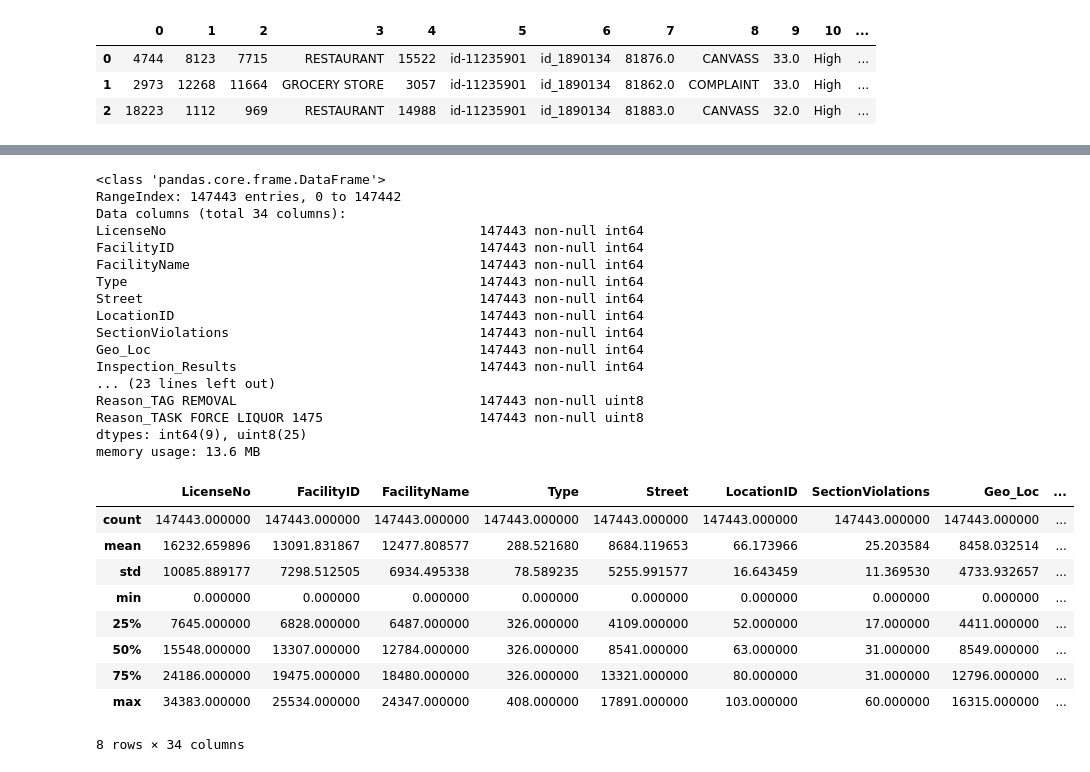
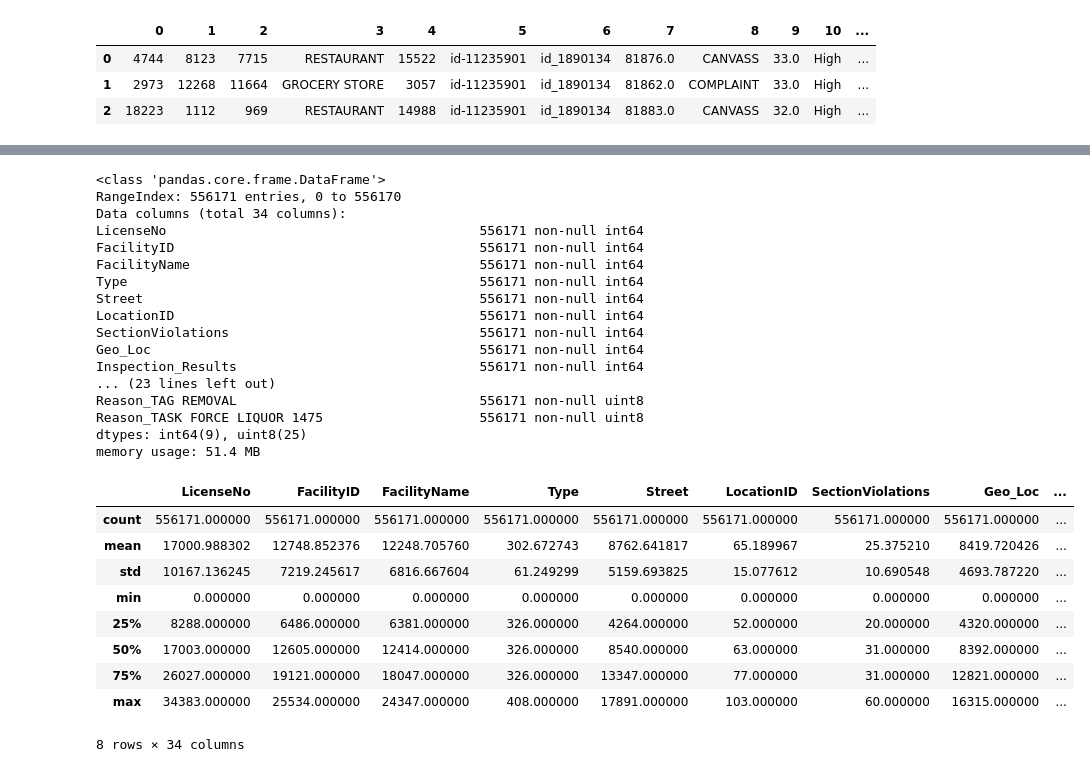
Before and after one commit to DataSenseiAryan/MachineHackFoodQuality, a Jupyter notebook: Food_QUalityA_ParticipantsData/New submission.ipynb, the cells around one changed output, grey strips where cells are left out. Drawn from its saved outputs; the diff is of its cells as text; code cells hidden in the pictures.

```diff
--- a/Food_QUalityA_ParticipantsData/New submission.ipynb
+++ b/Food_QUalityA_ParticipantsData/New submission.ipynb
@@ -132,5 +150,7 @@ dataframe['FacilityName'] = label_encoder.fit_transform(dataframe['FacilityName'
 dataframe['LocationID'] = label_encoder.fit_transform(dataframe['LocationID'])
 dataframe['SectionViolations'] = label_encoder.fit_transform(dataframe['SectionViolations'])
 dataframe['LicenseNo'] = label_encoder.fit_transform(dataframe['LicenseNo'])
+# %%
+data =dataframe.drop(['Inspection_Results'] , axis =1)
 # %%
 dataframe.head(3)
@@ -142,0 +162,5 @@ dataframe.head(3)
+# %%
+smote_nc = SMOTENC(categorical_features=[3,5,6,8,9,10,], random_state=0)
+
+X_resampled, y_resampled = smote_nc.fit_resample(data,dataframe['Inspection_Results'])
+print(sorted(Counter(y_resampled).items()))
@@ -143,2 +169,9 @@ dataframe.head(3)
+# %%
+ndataframe = pd.concat([X_resampled,y_resampled] , axis =1)
+# %%
+ndataframe = pd.get_dummies(ndataframe, prefix="RiskLevel",columns=['RiskLevel'])
+ndataframe = pd.get_dummies(ndataframe, prefix="City",columns=['City'])
+ndataframe = pd.get_dummies(ndataframe, prefix="State",columns=['State'])
+ndataframe = pd.get_dummies(ndataframe, prefix="Reason",columns=['Reason'])
 # %%
 plt.figure()
@@ -149,34 +182,34 @@ sns.heatmap(dataframe.corr())
 # %%
-dataframe.info()
+ndataframe.info()
 # %% [output]
 <class 'pandas.core.frame.DataFrame'>
-RangeIndex: 147443 entries, 0 to 147442
+RangeIndex: 556171 entries, 0 to 556170
 Data columns (total 34 columns):
-LicenseNo                                        147443 non-null int64
-FacilityID                                       147443 non-null int64
-FacilityName                                     147443 non-null int64
-Type                                             147443 non-null int64
-Street                                           147443 non-null int64
-LocationID                                       147443 non-null int64
-SectionViolations                                147443 non-null int64
-Geo_Loc                                          147443 non-null int64
-Inspection_Results                               147443 non-null int64
+LicenseNo                                        556171 non-null int64
+FacilityID                                       556171 non-null int64
+FacilityName                                     556171 non-null int64
+Type                                             556171 non-null int64
+Street                                           556171 non-null int64
+LocationID                                       556171 non-null int64
+SectionViolations                                556171 non-null int64
+Geo_Loc                                          556171 non-null int64
+Inspection_Results                               556171 non-null int64
 ... (23 lines left out)
-Reason_TAG REMOVAL                               147443 non-null uint8
-Reason_TASK FORCE LIQUOR 1475                    147443 non-null uint8
+Reason_TAG REMOVAL                               556171 non-null uint8
+Reason_TASK FORCE LIQUOR 1475                    556171 non-null uint8
 dtypes: int64(9), uint8(25)
-memory usage: 13.6 MB
+memory usage: 51.4 MB
 # %%
-dataframe.describe()
+ndataframe.describe()
 # %% [output]
 |  | LicenseNo | FacilityID | FacilityName | Type | Street | LocationID | SectionViolations | Geo_Loc | ... |
-| count | 147443.000000 | 147443.000000 | 147443.000000 | 147443.000000 | 147443.000000 | 147443.000000 | 147443.000000 | 147443.000000 | ... |
-| mean | 16232.659896 | 13091.831867 | 12477.808577 | 288.521680 | 8684.119653 | 66.173966 | 25.203584 | 8458.032514 | ... |
-| std | 10085.889177 | 7298.512505 | 6934.495338 | 78.589235 | 5255.991577 | 16.643459 | 11.369530 | 4733.932657 | ... |
+| count | 556171.000000 | 556171.000000 | 556171.000000 | 556171.000000 | 556171.000000 | 556171.000000 | 556171.000000 | 556171.000000 | ... |
+| mean | 17000.988302 | 12748.852376 | 12248.705760 | 302.672743 | 8762.641817 | 65.189967 | 25.375210 | 8419.720426 | ... |
+| std | 10167.136245 | 7219.245617 | 6816.667604 | 61.249299 | 5159.693825 | 15.077612 | 10.690548 | 4693.787220 | ... |
 | min | 0.000000 | 0.000000 | 0.000000 | 0.000000 | 0.000000 | 0.000000 | 0.000000 | 0.000000 | ... |
-| 25% | 7645.000000 | 6828.000000 | 6487.000000 | 326.000000 | 4109.000000 | 52.000000 | 17.000000 | 4411.000000 | ... |
-| 50% | 15548.000000 | 13307.000000 | 12784.000000 | 326.000000 | 8541.000000 | 63.000000 | 31.000000 | 8549.000000 | ... |
-| 75% | 24186.000000 | 19475.000000 | 18480.000000 | 326.000000 | 13321.000000 | 80.000000 | 31.000000 | 12796.000000 | ... |
+| 25% | 8288.000000 | 6486.000000 | 6381.000000 | 326.000000 | 4264.000000 | 52.000000 | 20.000000 | 4320.000000 | ... |
+| 50% | 17003.000000 | 12605.000000 | 12414.000000 | 326.000000 | 8540.000000 | 63.000000 | 31.000000 | 8392.000000 | ... |
+| 75% | 26027.000000 | 19121.000000 | 18047.000000 | 326.000000 | 13347.000000 | 77.000000 | 31.000000 | 12821.000000 | ... |
 | max | 34383.000000 | 25534.000000 | 24347.000000 | 408.000000 | 17891.000000 | 103.000000 | 60.000000 | 16315.000000 | ... |
 8 rows × 34 columns
 # %%
```
Also changed, not shown: parts of 35 cells of this notebook.
